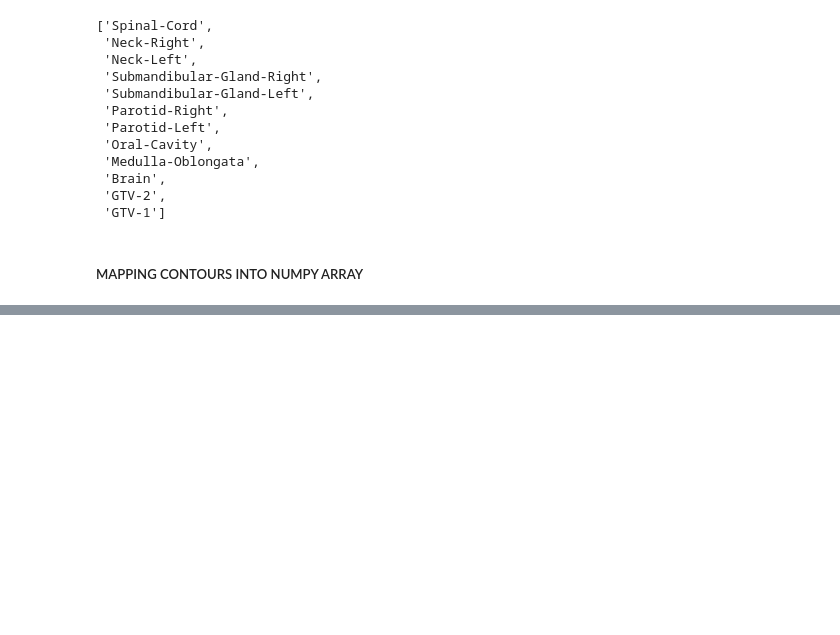
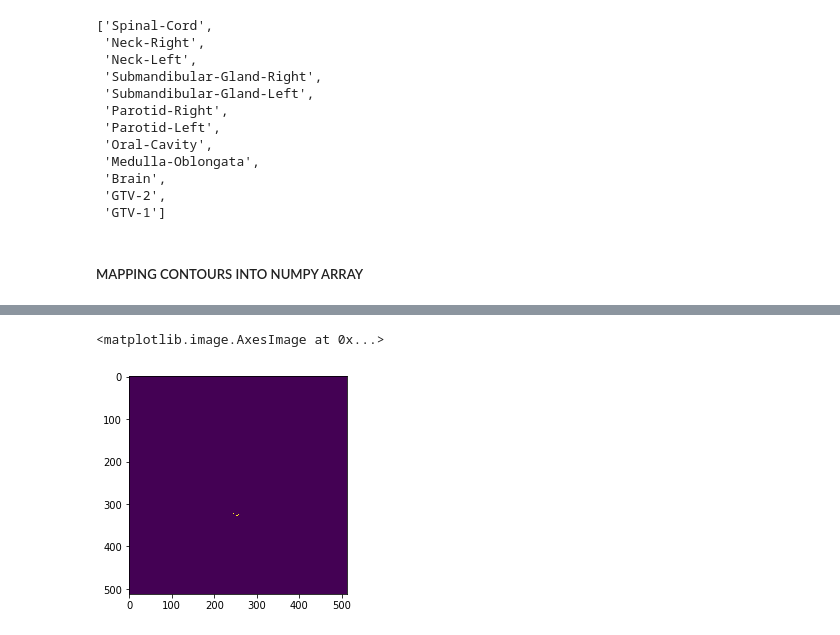
Before and after one commit to kaamka/dicom-pipeline, a Jupyter notebook: Read-and-visualize-DICOM.ipynb, the cells around one changed output, grey strips where cells are left out. Saved outputs shown, nothing was run; the diff lists cells and outputs as text; code cells hidden in the pictures; blank space fills up the shorter version.

```diff
--- a/Read-and-visualize-DICOM.ipynb
+++ b/Read-and-visualize-DICOM.ipynb
@@ -944,0 +916,6 @@ https://github.com/KeremTurgutlu/dicom-contour
+# %%
+cntr = contours[70]
+plt.imshow(cntr)
+# %% [output]
+<matplotlib.image.AxesImage at 0x...>
+[figure, added]
```
Also changed, not shown: parts of 63 cells of this notebook.
